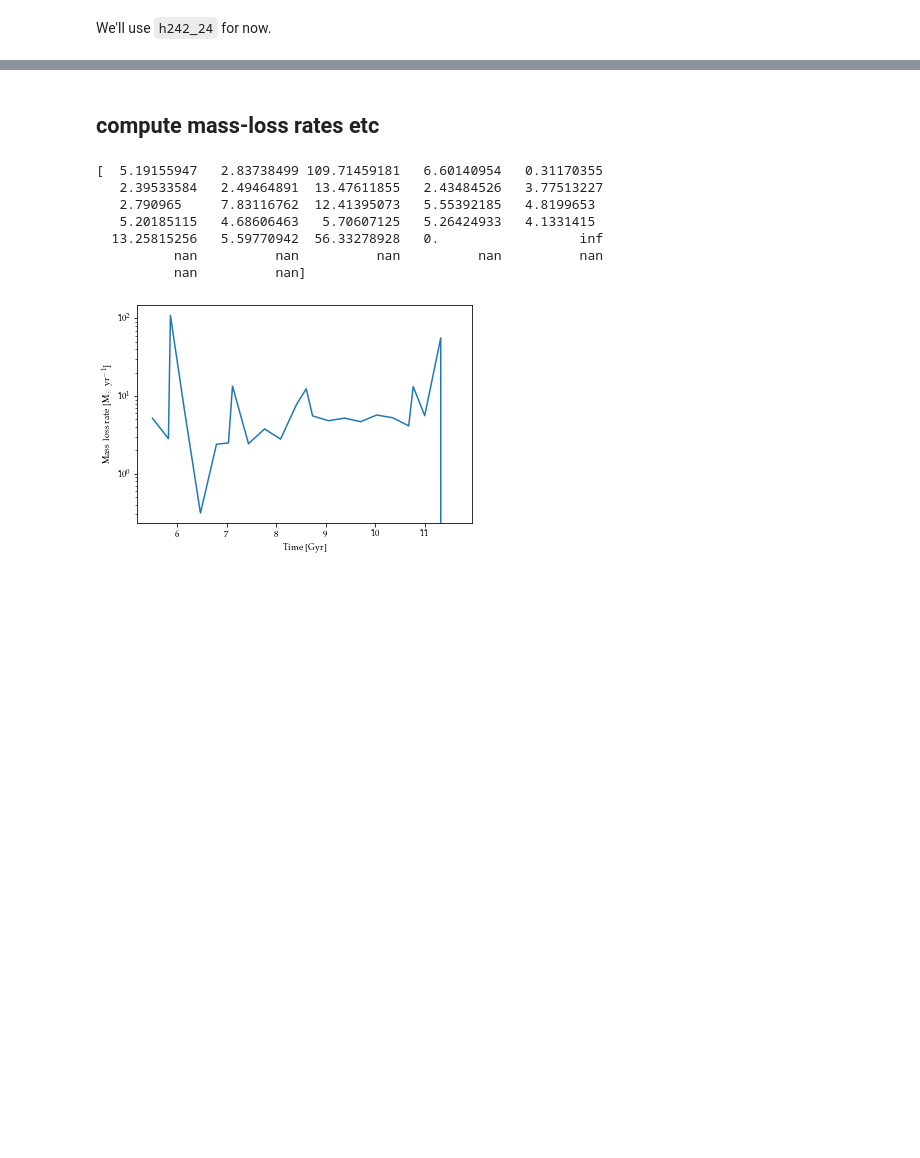
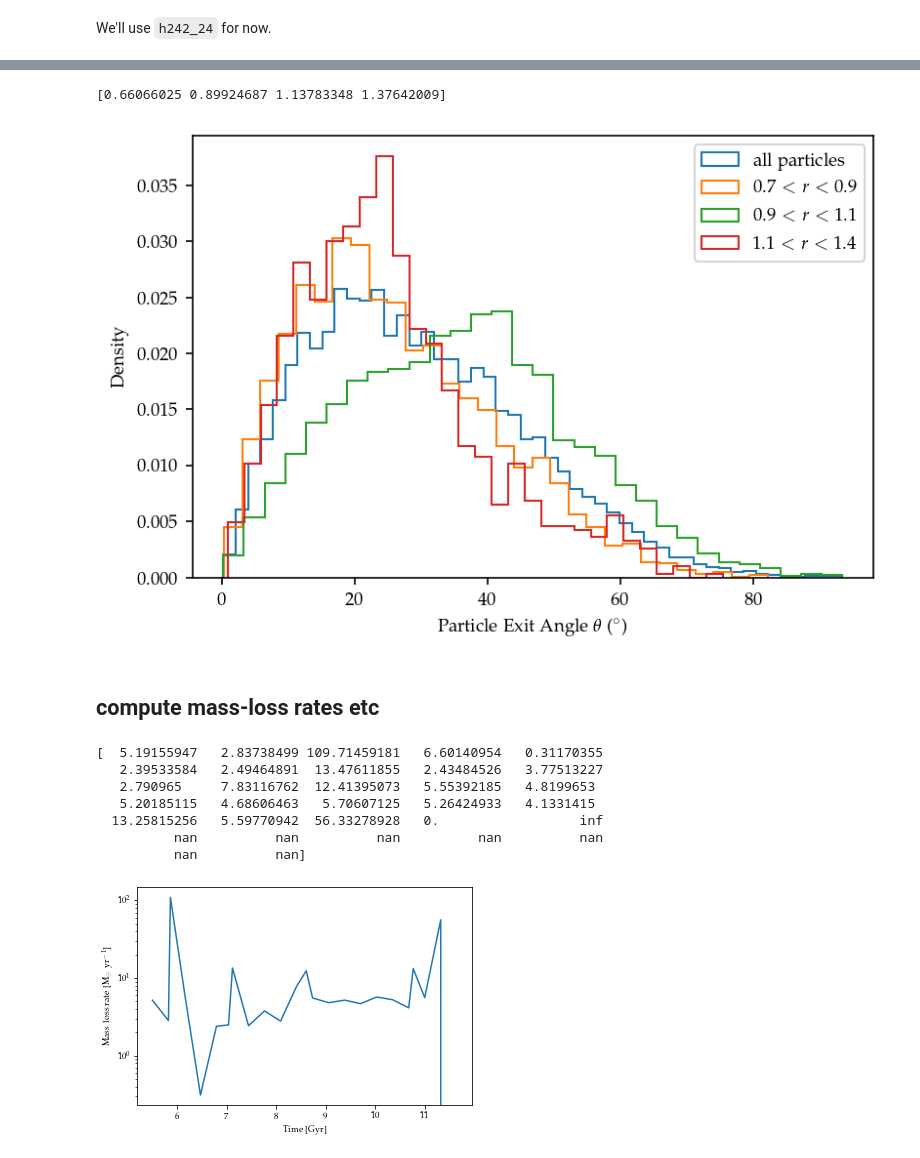
Before and after one commit to hollisakins/Justice_League_Code, a Jupyter notebook: Analysis/RamPressure/ParticleTrackingPlots.ipynb, the cells around one changed output, grey strips where cells are left out. Drawn from its saved outputs; the diff is of its cells as text; code cells hidden in the pictures; blank space fills up the shorter version.

```diff
--- a/Analysis/RamPressure/ParticleTrackingPlots.ipynb
+++ b/Analysis/RamPressure/ParticleTrackingPlots.ipynb
@@ -151,3 +419,24 @@ plt.show()
+# %%
+plt.figure(dpi=150)
+plt.hist(angles, histtype='step', bins=50, density=True, label='all particles')
+
+sat_h1dist = np.array([just_left.sat_Xc,just_left.sat_Yc,just_left.sat_Zc],dtype=float) - np.array([just_left.host_Xc,just_left.host_Yc,just_left.host_Zc],dtype=float)
+sat_h1dist /= np.array(just_left.h1Rvir,dtype=float)
+sat_h1dist = sat_h1dist.T
+sat_h1dist = np.array([np.sqrt(np.sum(d**2)) for d in sat_h1dist])
+
+rbins = np.linspace(np.min(sat_h1dist),np.max(sat_h1dist),4)
+print(rbins)
+for r1,r2 in zip(rbins[:-1],rbins[1:]):
+    plt.hist(angles[(sat_h1dist > r1)&(sat_h1dist < r2)], histtype='step', bins=30, density=True, label=fr'${r1:.1f} < r < {r2:.1f}$')
+
+plt.xlabel(r'Particle Exit Angle $\theta$ ($^\circ$)')
+plt.ylabel('Density')
+plt.legend()
+plt.show()
+# %% [output]
+[0.66066025 0.89924687 1.13783348 1.37642009]
+[figure, added]
 # %% [markdown]
 ## compute mass-loss rates etc
 # %%
```
Also changed, not shown: parts of 22 cells of this notebook, 9 other files.
